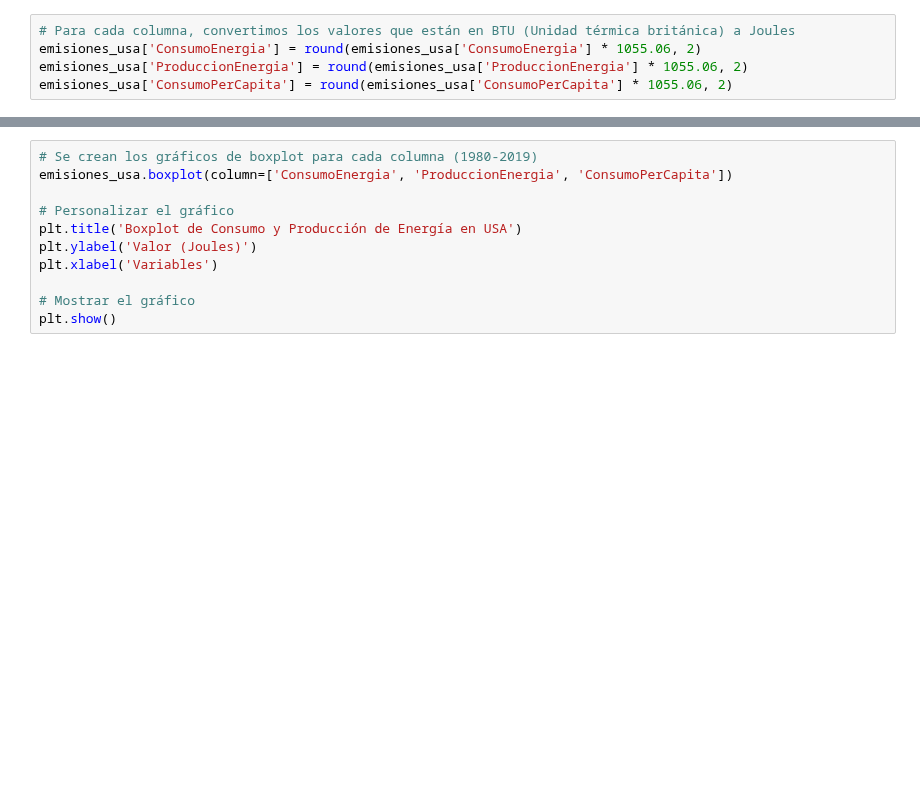
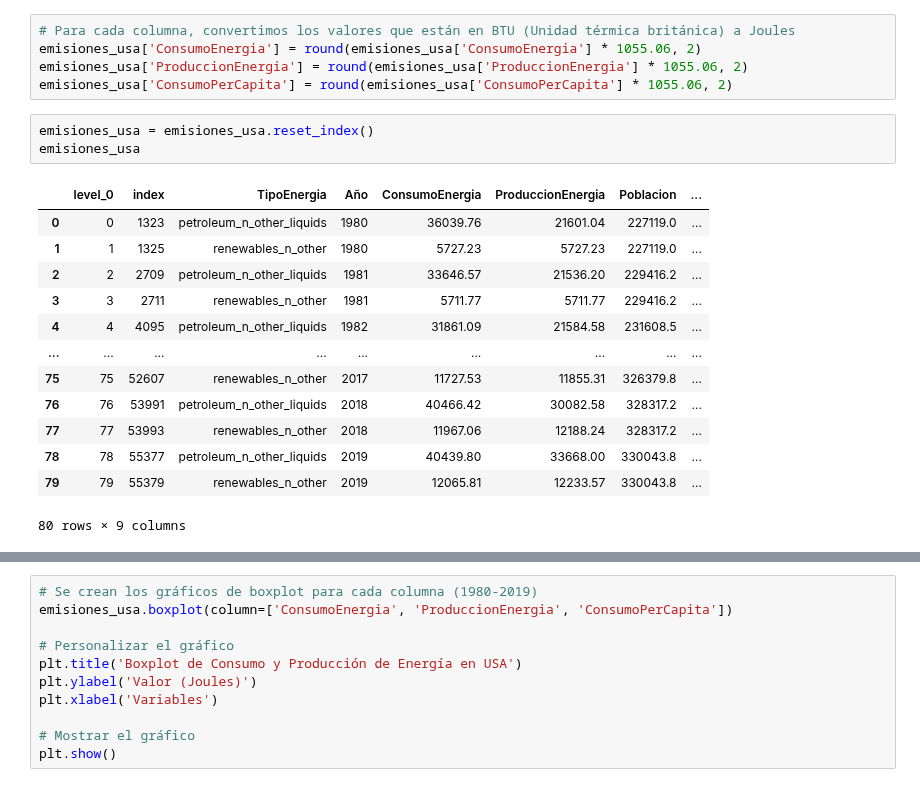
Before and after one commit to clblommberg/MVP_ML_TransporteNY, a Jupyter notebook: notebooks/02 EDA ambiental.ipynb, the cells around one changed output, grey strips where cells are left out. Cells and saved outputs as stored; diff of their text form; blank space fills up the shorter version.

```diff
--- a/notebooks/02 EDA ambiental.ipynb
+++ b/notebooks/02 EDA ambiental.ipynb
@@ -767,3 +767,20 @@ emisiones_usa = emisiones_usa.rename(columns=renombrar)
 emisiones_usa['ConsumoEnergia'] = round(emisiones_usa['ConsumoEnergia'] * 1055.06, 2)
 emisiones_usa['ProduccionEnergia'] = round(emisiones_usa['ProduccionEnergia'] * 1055.06, 2)
 emisiones_usa['ConsumoPerCapita'] = round(emisiones_usa['ConsumoPerCapita'] * 1055.06, 2)
+# %%
+emisiones_usa = emisiones_usa.reset_index()
+emisiones_usa
+# %% [output]
+|  | level_0 | index | TipoEnergia | Año | ConsumoEnergia | ProduccionEnergia | Poblacion | ... |
+| 0 | 0 | 1323 | petroleum_n_other_liquids | 1980 | 36039.76 | 21601.04 | 227119.0 | ... |
+| 1 | 1 | 1325 | renewables_n_other | 1980 | 5727.23 | 5727.23 | 227119.0 | ... |
+| 2 | 2 | 2709 | petroleum_n_other_liquids | 1981 | 33646.57 | 21536.20 | 229416.2 | ... |
+| 3 | 3 | 2711 | renewables_n_other | 1981 | 5711.77 | 5711.77 | 229416.2 | ... |
+| 4 | 4 | 4095 | petroleum_n_other_liquids | 1982 | 31861.09 | 21584.58 | 231608.5 | ... |
+| ... | ... | ... | ... | ... | ... | ... | ... | ... |
+| 75 | 75 | 52607 | renewables_n_other | 2017 | 11727.53 | 11855.31 | 326379.8 | ... |
+| 76 | 76 | 53991 | petroleum_n_other_liquids | 2018 | 40466.42 | 30082.58 | 328317.2 | ... |
+| 77 | 77 | 53993 | renewables_n_other | 2018 | 11967.06 | 12188.24 | 328317.2 | ... |
+| 78 | 78 | 55377 | petroleum_n_other_liquids | 2019 | 40439.80 | 33668.00 | 330043.8 | ... |
+| 79 | 79 | 55379 | renewables_n_other | 2019 | 12065.81 | 12233.57 | 330043.8 | ... |
+80 rows × 9 columns
```
Also changed, not shown: parts of 10 cells of this notebook.
